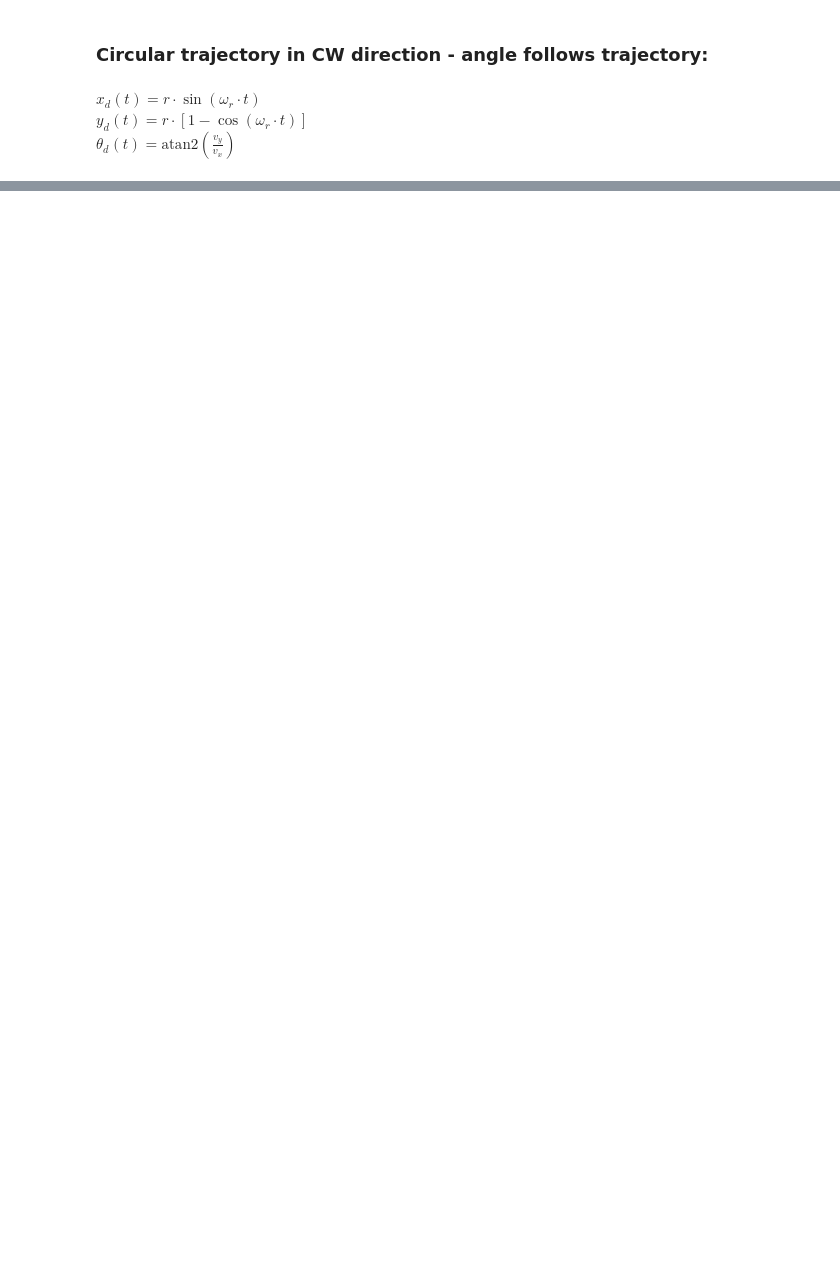
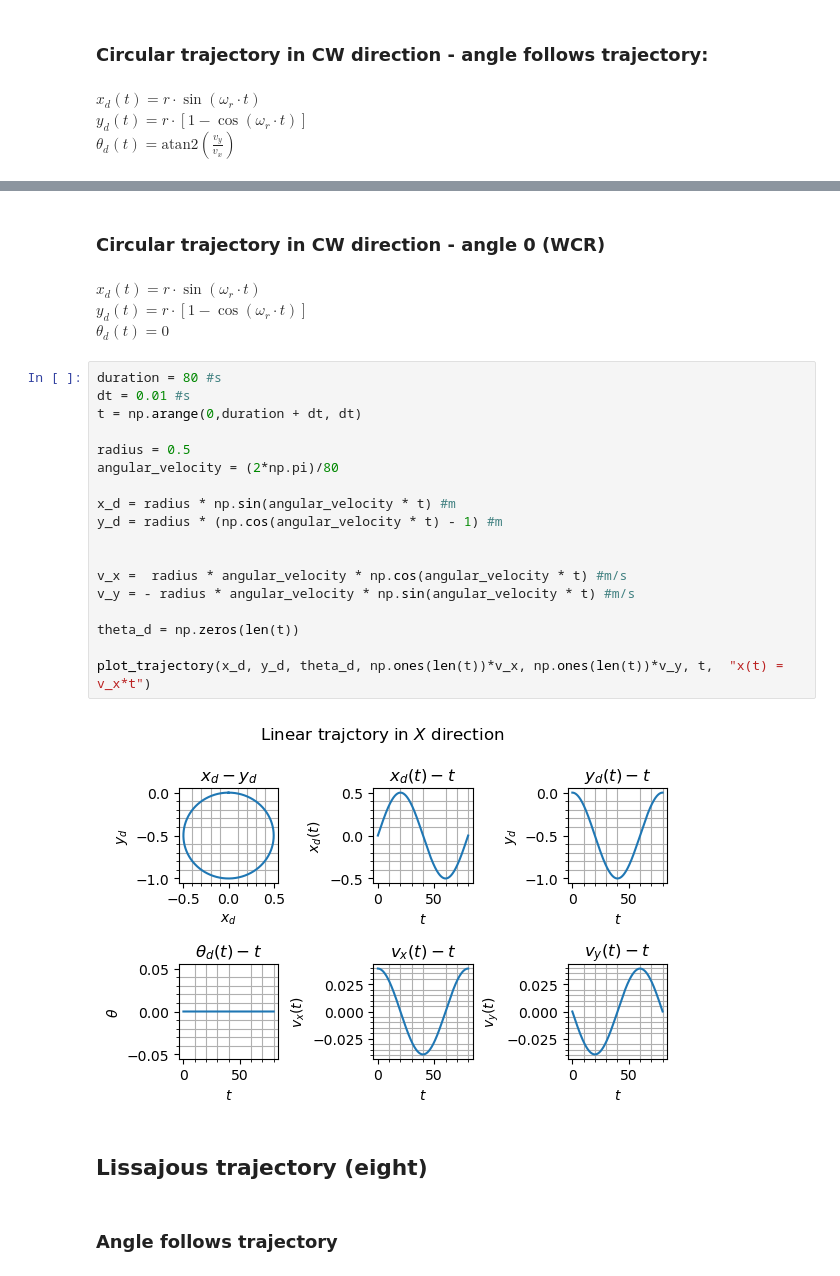
Before and after one commit to BCaran/4wis4wid_notebooks, a Jupyter notebook: 4wis4wid_trajectories.ipynb, the cells around one changed output, grey strips where cells are left out. Saved outputs shown, nothing was run; the diff lists cells and outputs as text; blank space fills up the shorter version.

```diff
--- a/4wis4wid_trajectories.ipynb
+++ b/4wis4wid_trajectories.ipynb
@@ -148,0 +207,30 @@ $\theta_d(t) = \text{atan2}(\frac{v_y}{v_x})$
+# %% [markdown]
+### Circular trajectory in CW direction - angle 0 (WCR)
+# %% [markdown]
+$x_d(t) = r \cdot \sin{(\omega_r \cdot t)}$ <br>
+$y_d(t) = r \cdot [1 - \cos{(\omega_r \cdot t)}]$ <br>
+$\theta_d(t) = 0$
+# %%
+duration = 80 #s
+dt = 0.01 #s
+t = np.arange(0,duration + dt, dt)
+
+radius = 0.5
+angular_velocity = (2*np.pi)/80
+
+x_d = radius * np.sin(angular_velocity * t) #m
+y_d = radius * (np.cos(angular_velocity * t) - 1) #m
+
+
+v_x =  radius * angular_velocity * np.cos(angular_velocity * t) #m/s
+v_y = - radius * angular_velocity * np.sin(angular_velocity * t) #m/s
+
+theta_d = np.zeros(len(t))
+
+plot_trajectory(x_d, y_d, theta_d, np.ones(len(t))*v_x, np.ones(len(t))*v_y, t,  "x(t) = v_x*t")
+# %% [output]
+[figure, added]
+# %% [markdown]
+## Lissajous trajectory (eight)
+# %% [markdown]
+### Angle follows trajectory
```
Also changed, not shown: parts of 13 cells of this notebook.
